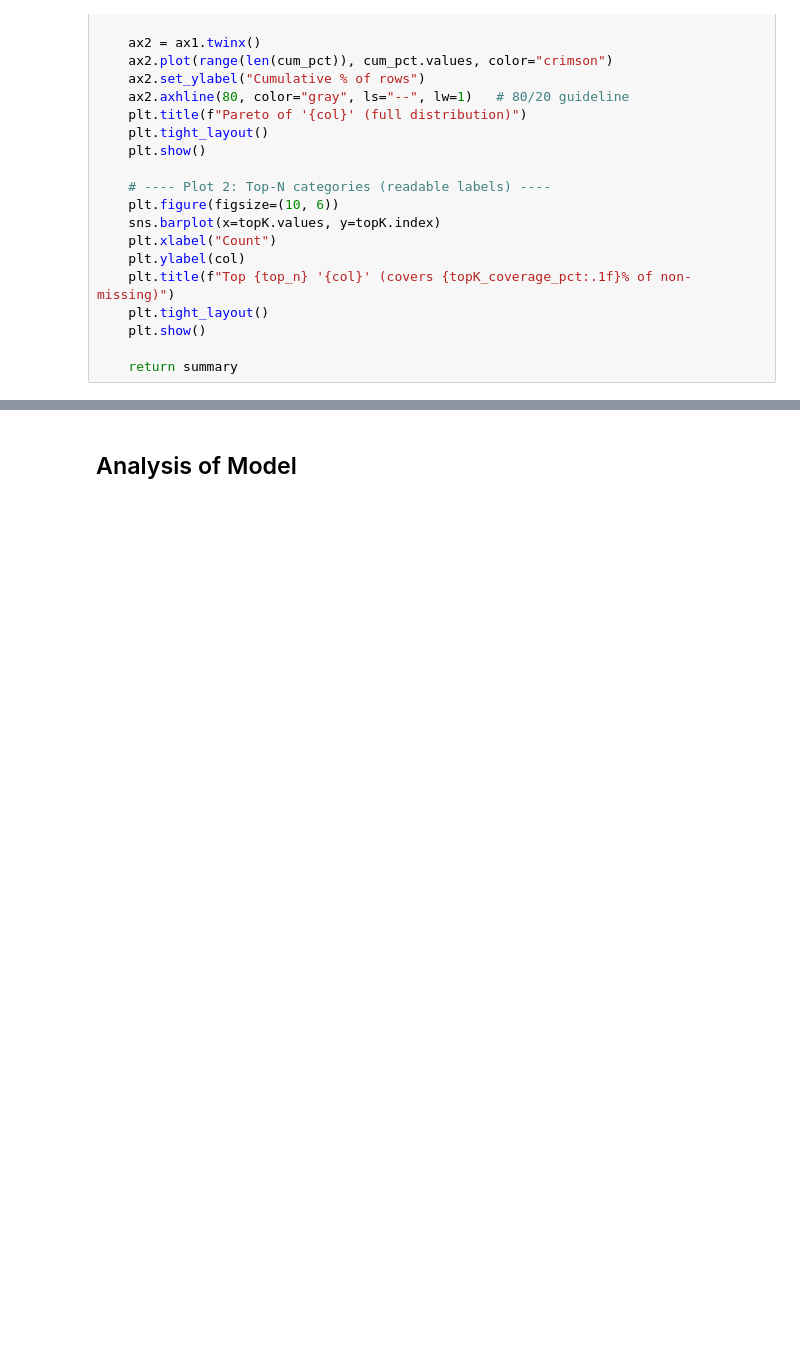
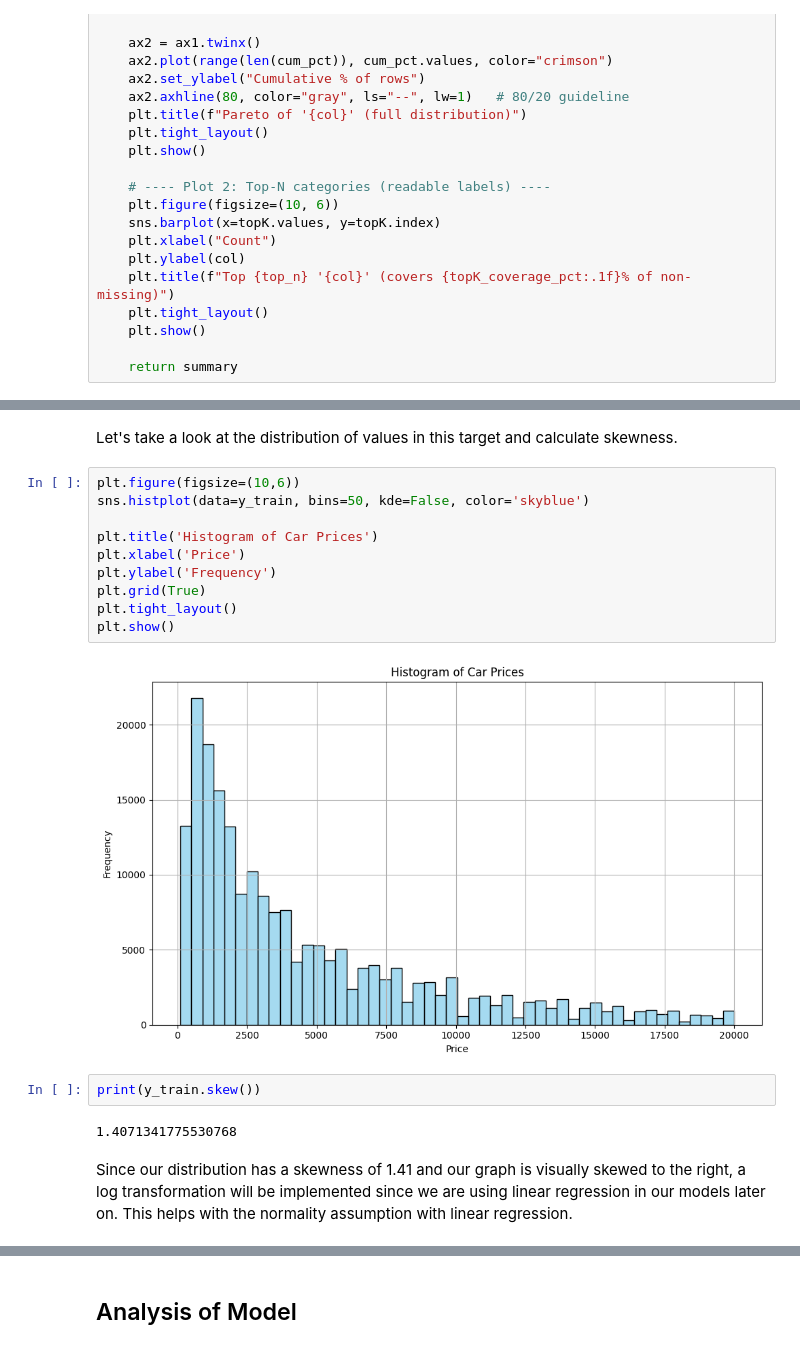
Before and after one commit to T4nT4n/sprint12, a Jupyter notebook: sprint_12_project.ipynb, the cells around one changed output, grey strips where cells are left out. Drawn from its saved outputs; the diff is of its cells as text; blank space fills up the shorter version.

```diff
--- a/sprint_12_project.ipynb
+++ b/sprint_12_project.ipynb
@@ -541,0 +620,20 @@ def eda_categorical_overview(df, col, top_n=20, rare_pct=1.0, df_name="df"):
+# %% [markdown]
+Let's take a look at the distribution of values in this target and calculate skewness.
+# %%
+plt.figure(figsize=(10,6))
+sns.histplot(data=y_train, bins=50, kde=False, color='skyblue')
+
+plt.title('Histogram of Car Prices')
+plt.xlabel('Price')
+plt.ylabel('Frequency')
+plt.grid(True)
+plt.tight_layout()
+plt.show()
+# %% [output]
+[figure, added]
+# %%
+print(y_train.skew())
+# %% [output]
+1.4071341775530768
+# %% [markdown]
+Since our distribution has a skewness of 1.41 and our graph is visually skewed to the right, a log transformation will be implemented since we are using linear regression in our models later on. This helps with the normality assumption with linear regression.
```
Also changed, not shown: parts of 37 cells of this notebook.
